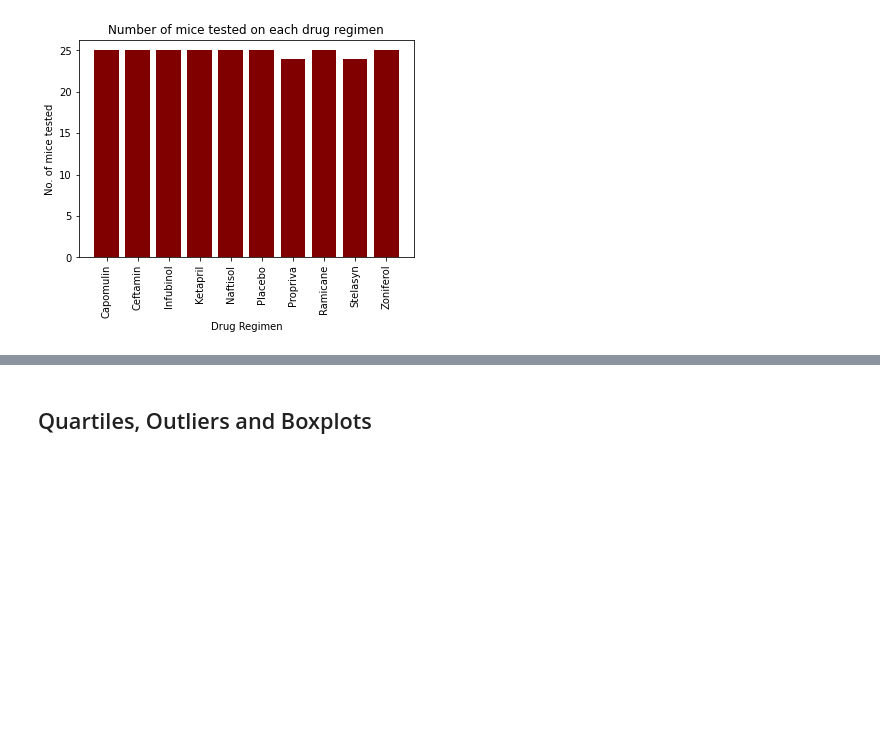
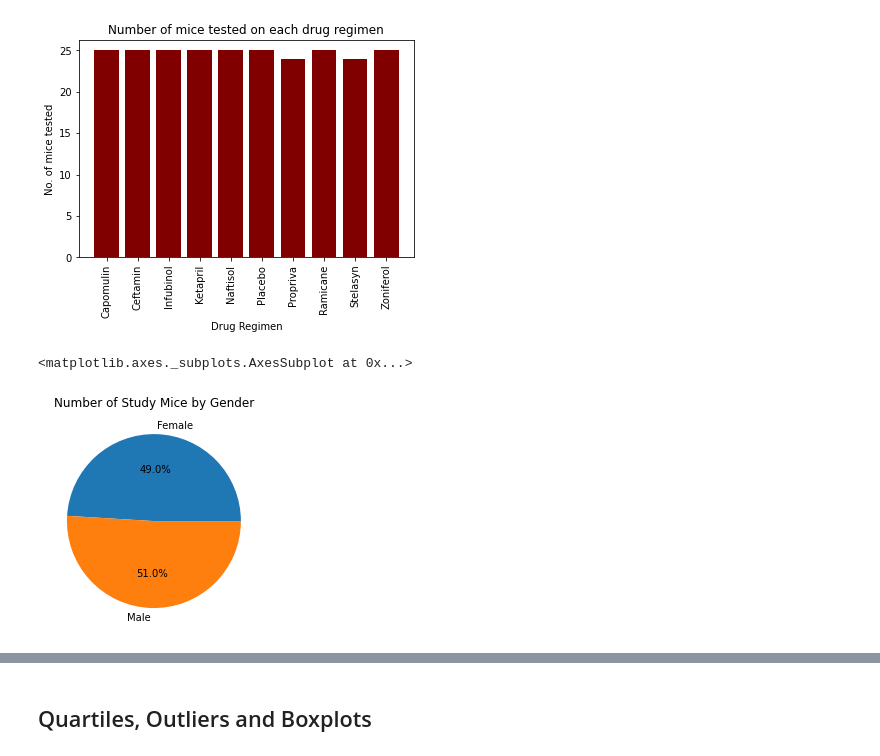
Before and after one commit to melissapeck88/Matplotlib, a Jupyter notebook: Pymaceuticals/pymaceuticals_starter.ipynb, the cells around one changed output, grey strips where cells are left out. Drawn from its saved outputs; the diff is of its cells as text; code cells hidden in the pictures; blank space fills up the shorter version.

```diff
--- a/Pymaceuticals/pymaceuticals_starter.ipynb
+++ b/Pymaceuticals/pymaceuticals_starter.ipynb
@@ -179,10 +179,9 @@ plt.show()
 [figure]
 # %%
 # Generate a pie plot showing the distribution of female versus male mice using pandas
-gender_of_mice = mice_study_working['Sex'].nunique()
-gender_of_mice.plot(kind="pie")
-
-plt.title("Number of mice tested on each drug regimen")
-plt.show()
+mouse_study_working.groupby(["Sex"])["Mouse ID"].count().plot.pie(title="Number of Study Mice by Gender",label="",autopct="%1.1f%%")
+# %% [output]
+<matplotlib.axes._subplots.AxesSubplot at 0x...>
+[figure, added]
 # %%
 # Generate a pie plot showing the distribution of female versus male mice using pyplot
```
Also changed, not shown: parts of 3 cells of this notebook.
